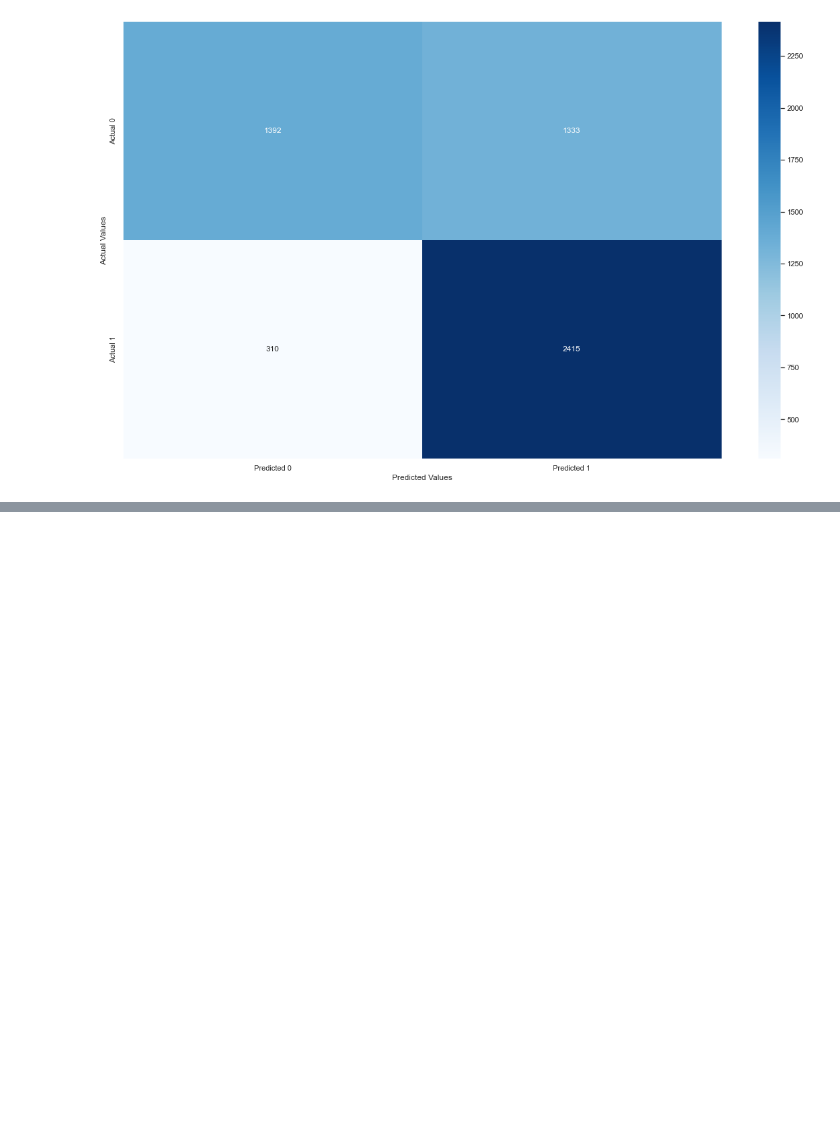
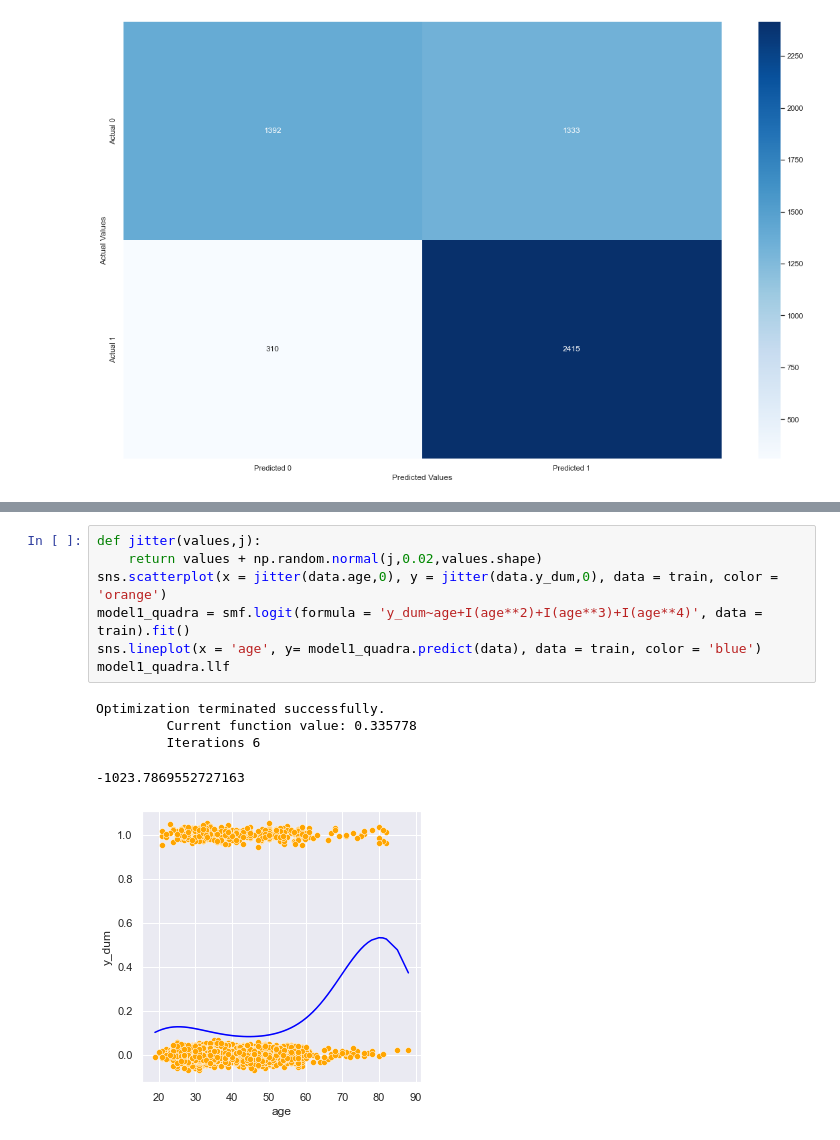
Before and after one commit to carriezeng6443/STAT-303-2-MAAC-Project, a Jupyter notebook: Project_MAAC.ipynb, the cells around one changed output, grey strips where cells are left out. Cells and saved outputs as stored; diff of their text form; blank space fills up the shorter version.

```diff
--- a/Project_MAAC.ipynb
+++ b/Project_MAAC.ipynb
@@ -501,0 +531,13 @@ ROC-AUC = 85.0%
+# %%
+def jitter(values,j):
+    return values + np.random.normal(j,0.02,values.shape)
+sns.scatterplot(x = jitter(data.age,0), y = jitter(data.y_dum,0), data = train, color = 'orange')
+model1_quadra = smf.logit(formula = 'y_dum~age+I(age**2)+I(age**3)+I(age**4)', data = train).fit()
+sns.lineplot(x = 'age', y= model1_quadra.predict(data), data = train, color = 'blue')
+model1_quadra.llf
+# %% [output]
+Optimization terminated successfully.
+         Current function value: 0.335778
+         Iterations 6
+-1023.7869552727163
+[figure, added]
```
Also changed, not shown: parts of 16 cells of this notebook.
